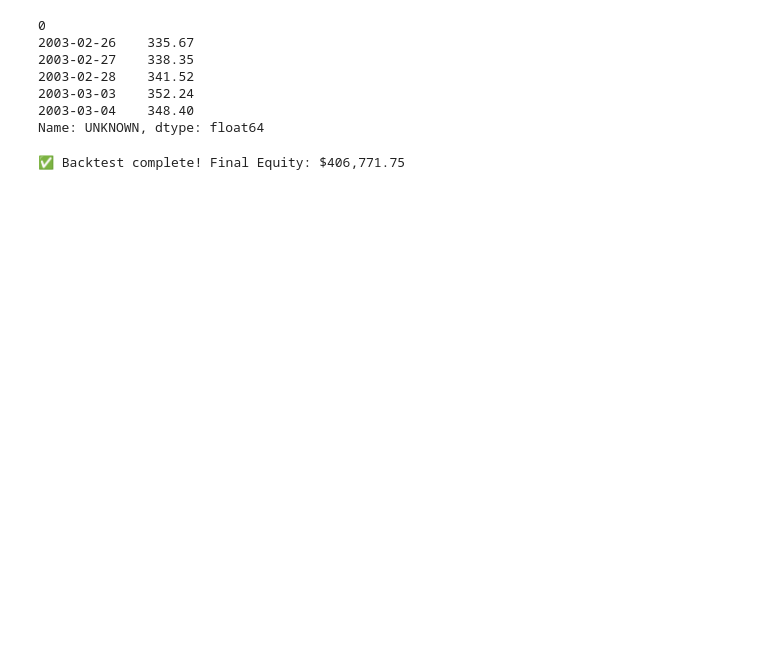
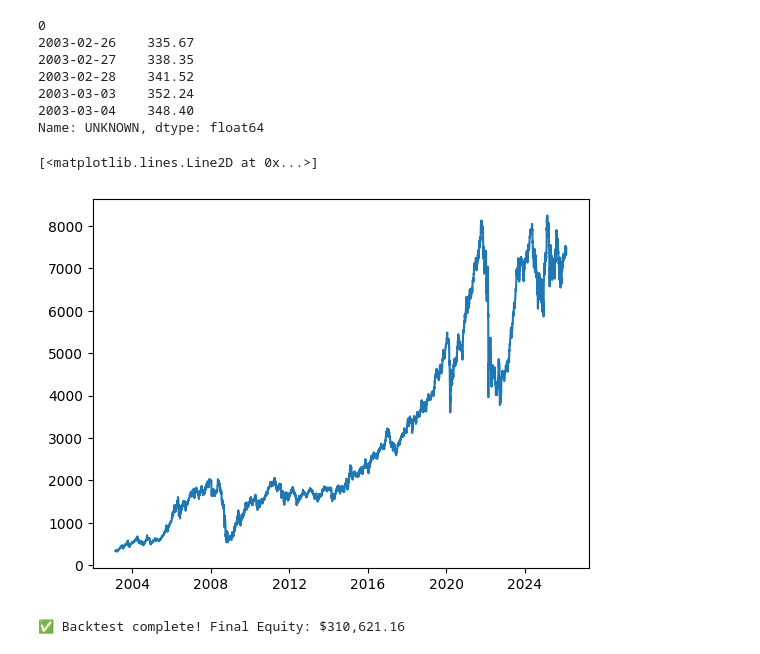
Before and after one commit to SoulDancer27/futures_trading_strategies, a Jupyter notebook: test.ipynb, the cells around one changed output. Cells and saved outputs as stored; diff of their text form; code cells hidden in the pictures; blank space fills up the shorter version.

```diff
--- a/test.ipynb
+++ b/test.ipynb
@@ -36,16 +33,24 @@ data.head()
 2003-03-03    352.24
 2003-03-04    348.40
 Name: UNKNOWN, dtype: float64
+# %%
+import matplotlib.pyplot as plt
+plt.plot(data)
+# %% [output]
+[<matplotlib.lines.Line2D at 0x...>]
+[figure, added]
 # %%
 asset = Asset(ticker="MCFTR", price_data=data, point_value=1.0, commission_rate=0.001, trading_days=252)
 capital = Capital(initial_capital=100_000.0)
 strategy = BuyAndHoldStrategy()
 
-engine = VectorizedEngine(capital=capital) # Uses default FixedFractionSizer
+position_sizer = FixedRiskSizer(risk_target=0.15, vol_method="sma", volatility_window=252, max_leverage=1)
+
+engine = VectorizedEngine(capital=capital, position_sizer=position_sizer) # Uses default FixedFractionSizer
 execution_result = engine.run(strategy=strategy, asset=asset)
 print(f"✅ Backtest complete! Final Equity: ${execution_result.equity.iloc[-1]:,.2f}")
 # %% [output]
-✅ Backtest complete! Final Equity: $406,771.75
+✅ Backtest complete! Final Equity: $310,621.16
 # %%
 analyzer = PerformanceAnalyzer()
 metrics = analyzer.analyze(execution_result)
```
Also changed, not shown: parts of 3 cells of this notebook, 4 other files.
